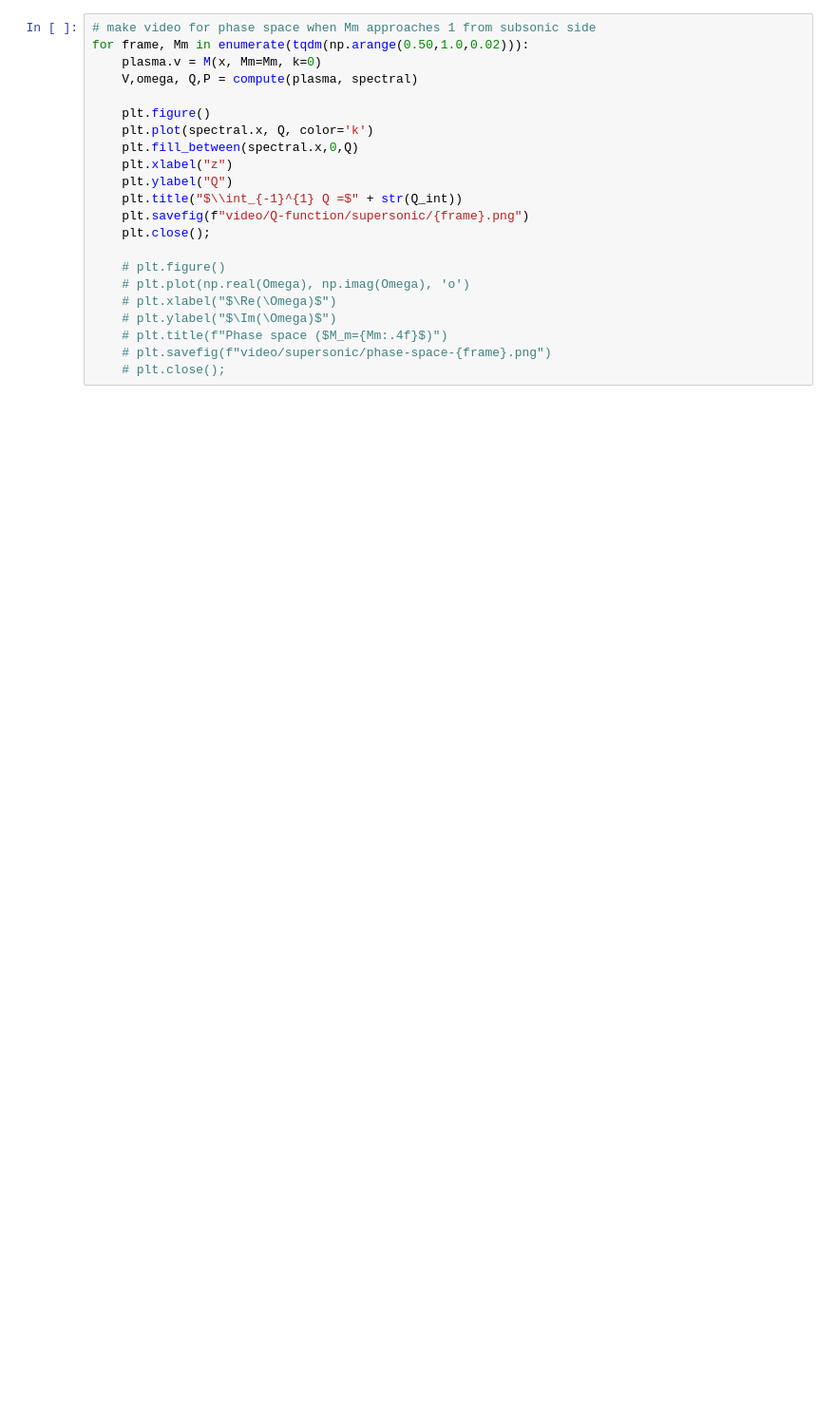
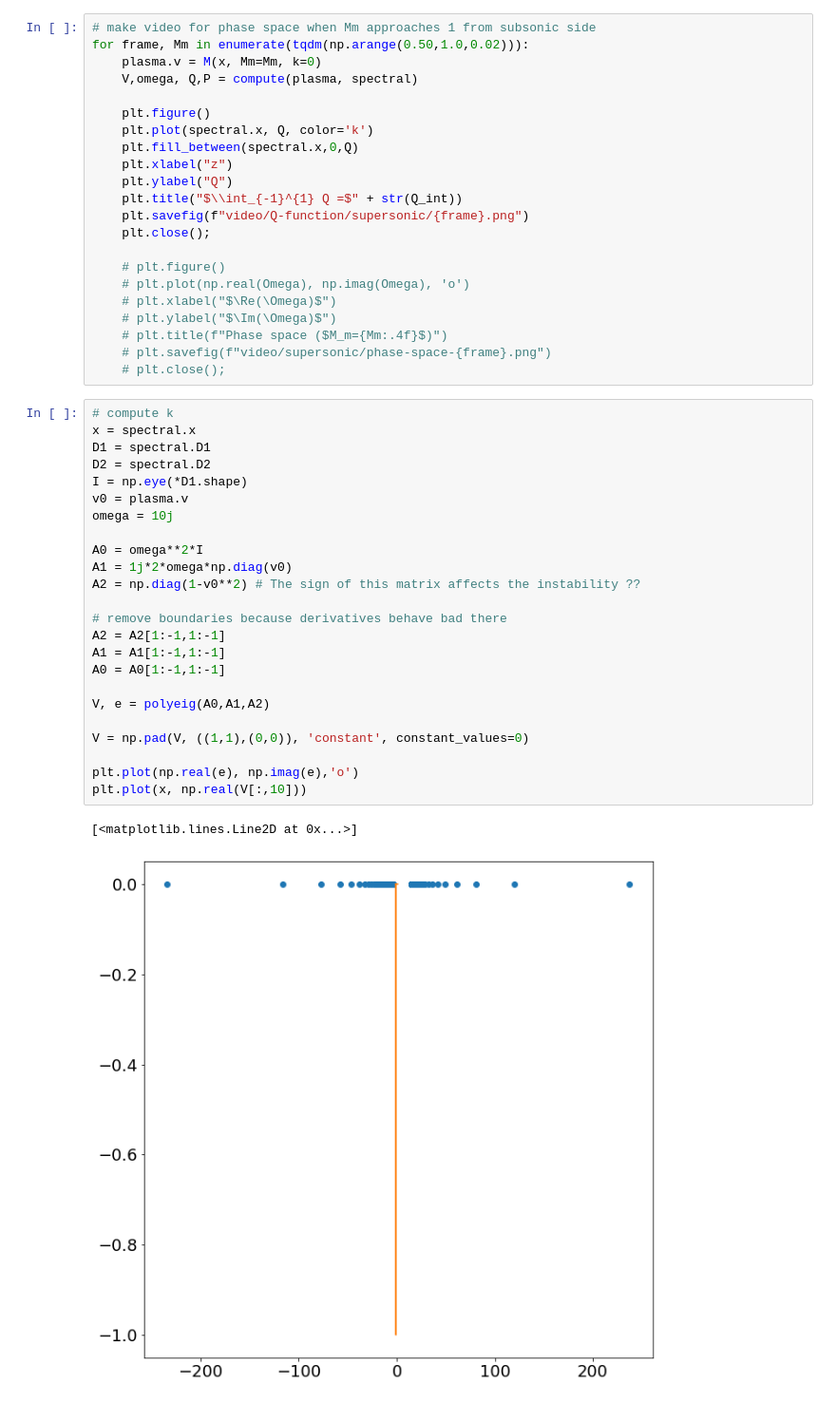
Before and after one commit to HuntFeng/magnetic-nozzle-spectral-instability, a Jupyter notebook: instabilities.ipynb, the cells around one changed output. Shown: that part at 95% size. Saved outputs shown, nothing was run; the diff lists cells and outputs as text; blank space fills up the shorter version.

```diff
--- a/instabilities.ipynb
+++ b/instabilities.ipynb
@@ -362,3 +335,30 @@ for frame, Mm in enumerate(tqdm(np.arange(0.50,1.0,0.02))):
     # plt.title(f"Phase space ($M_m={Mm:.4f}$)")
     # plt.savefig(f"video/supersonic/phase-space-{frame}.png")
     # plt.close();
+# %%
+# compute k
+x = spectral.x
+D1 = spectral.D1
+D2 = spectral.D2
+I = np.eye(*D1.shape)
+v0 = plasma.v
+omega = 10j
+
+A0 = omega**2*I
+A1 = 1j*2*omega*np.diag(v0)
+A2 = np.diag(1-v0**2) # The sign of this matrix affects the instability ??
+
+# remove boundaries because derivatives behave bad there
+A2 = A2[1:-1,1:-1]
+A1 = A1[1:-1,1:-1]
+A0 = A0[1:-1,1:-1]
+
+V, e = polyeig(A0,A1,A2)
+
+V = np.pad(V, ((1,1),(0,0)), 'constant', constant_values=0)
+
+plt.plot(np.real(e), np.imag(e),'o')
+plt.plot(x, np.real(V[:,10]))
+# %% [output]
+[<matplotlib.lines.Line2D at 0x...>]
+[figure, added]
```
Also changed, not shown: parts of 13 cells of this notebook, 2 other files.
